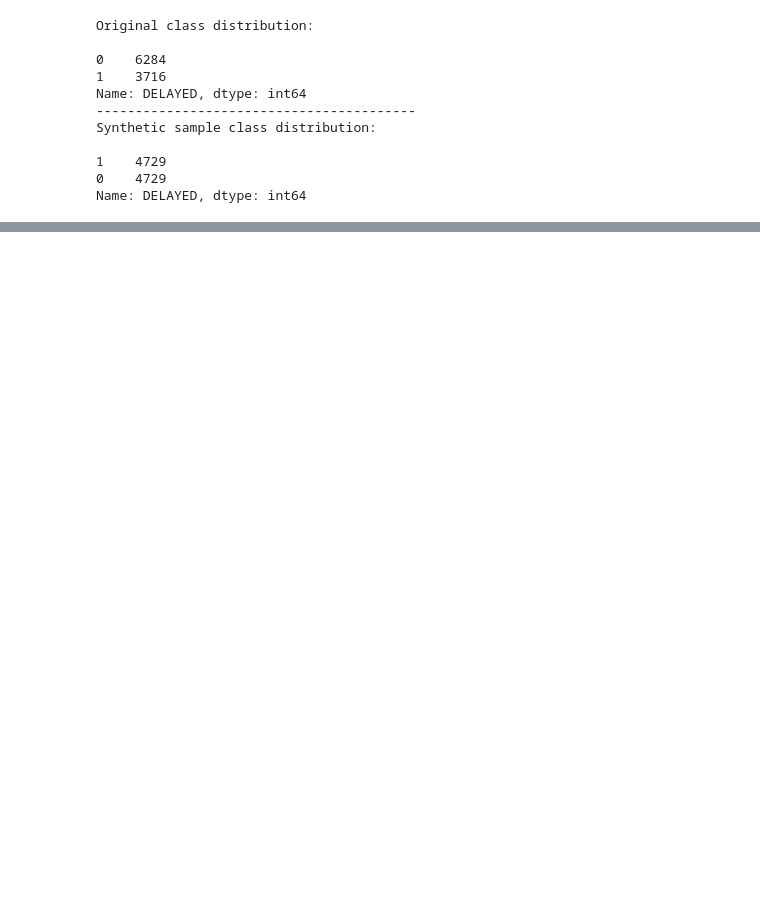
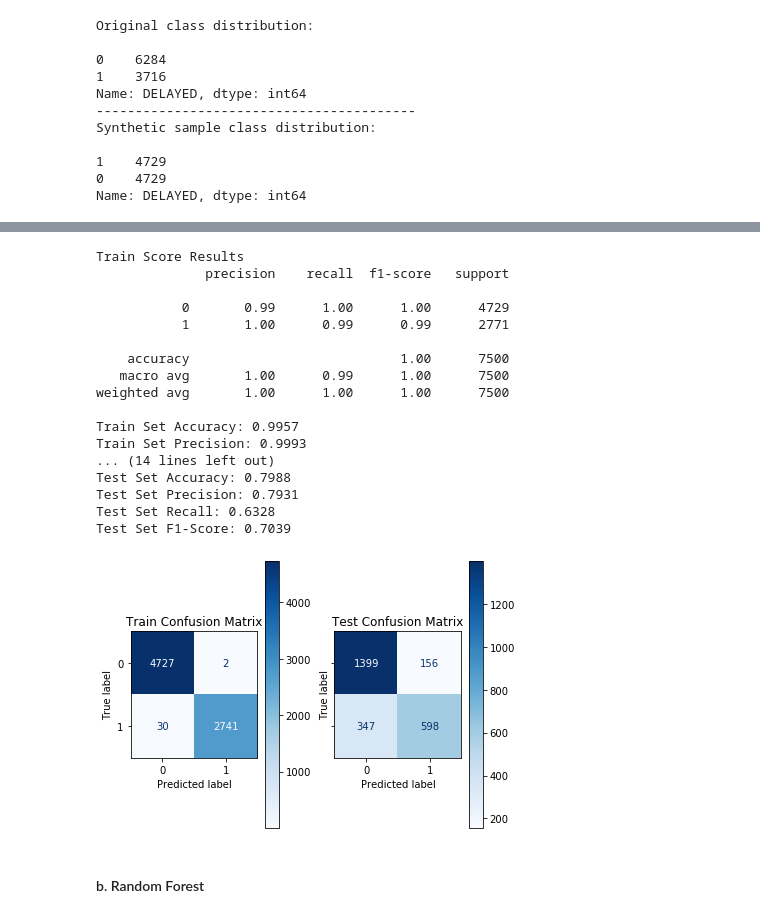
Before and after one commit to adinas94/Predicting-Flight-Delays, a Jupyter notebook: WIP.ipynb, the cells around one changed output, grey strips where cells are left out. Drawn from its saved outputs; the diff is of its cells as text; code cells hidden in the pictures; blank space fills up the shorter version.

```diff
--- a/WIP.ipynb
+++ b/WIP.ipynb
@@ -526,0 +273,27 @@ Name: MONTH_8, Length: 336, dtype: int64
+# %%
+#Instansiate the vanilla model
+bagged_tree = BaggingClassifier(DecisionTreeClassifier(random_state=42), n_estimators=20)
+# %%
+#Apply the model prediction
+model_fit(X_train_resampled, y_train_resampled, X_train, y_train, X_test, y_test, bagged_tree)
+# %% [output]
+Train Score Results
+              precision    recall  f1-score   support
+
+           0       0.99      1.00      1.00      4729
+           1       1.00      0.99      0.99      2771
+
+    accuracy                           1.00      7500
+   macro avg       1.00      0.99      1.00      7500
+weighted avg       1.00      1.00      1.00      7500
+
+Train Set Accuracy: 0.9957
+Train Set Precision: 0.9993
+... (14 lines left out)
+Test Set Accuracy: 0.7988
+Test Set Precision: 0.7931
+Test Set Recall: 0.6328
+Test Set F1-Score: 0.7039
+[figure, added]
+# %% [markdown]
+#### b. Random Forest
```
Also changed, not shown: parts of 102 cells of this notebook, 3 other files.
